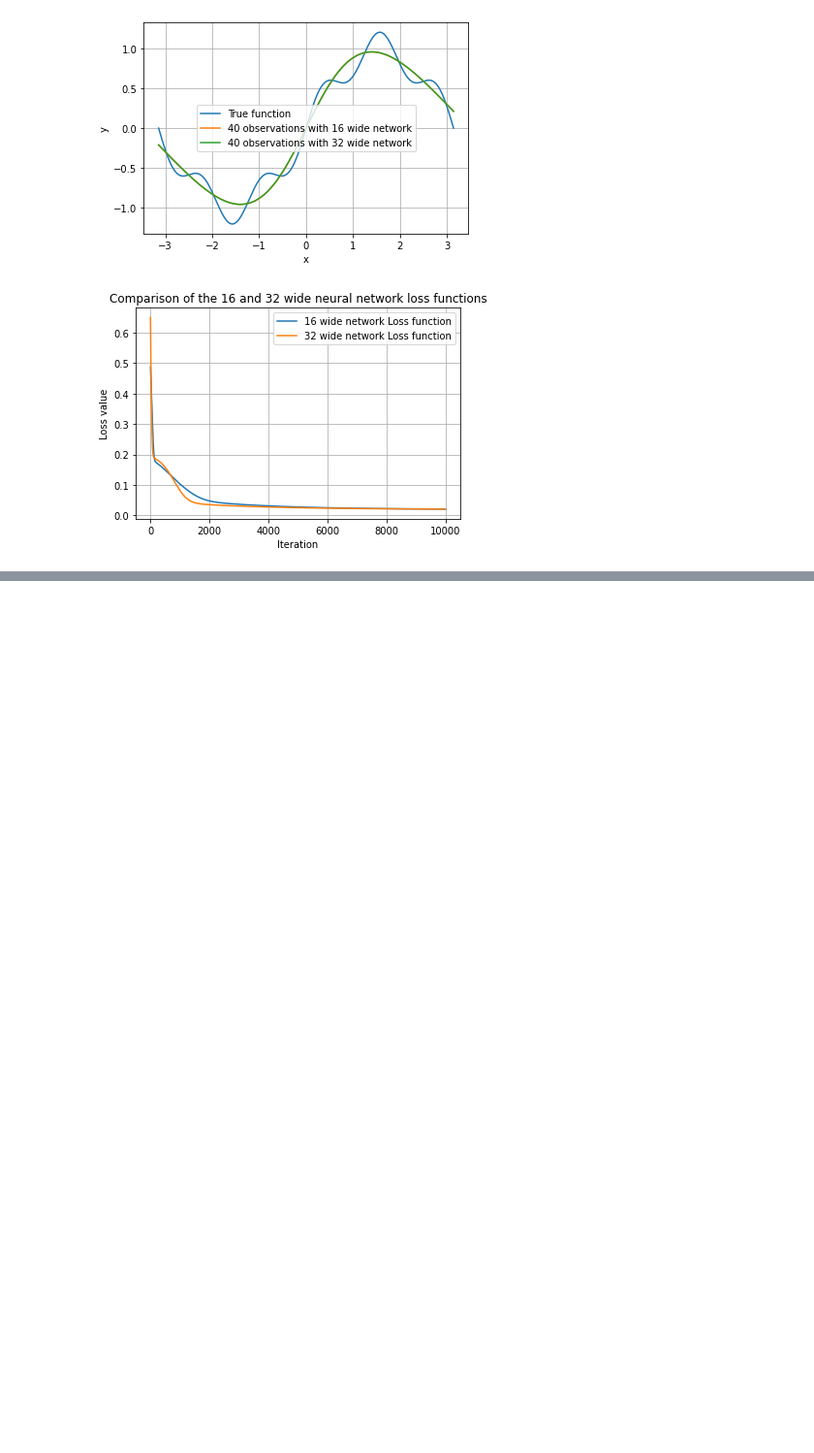
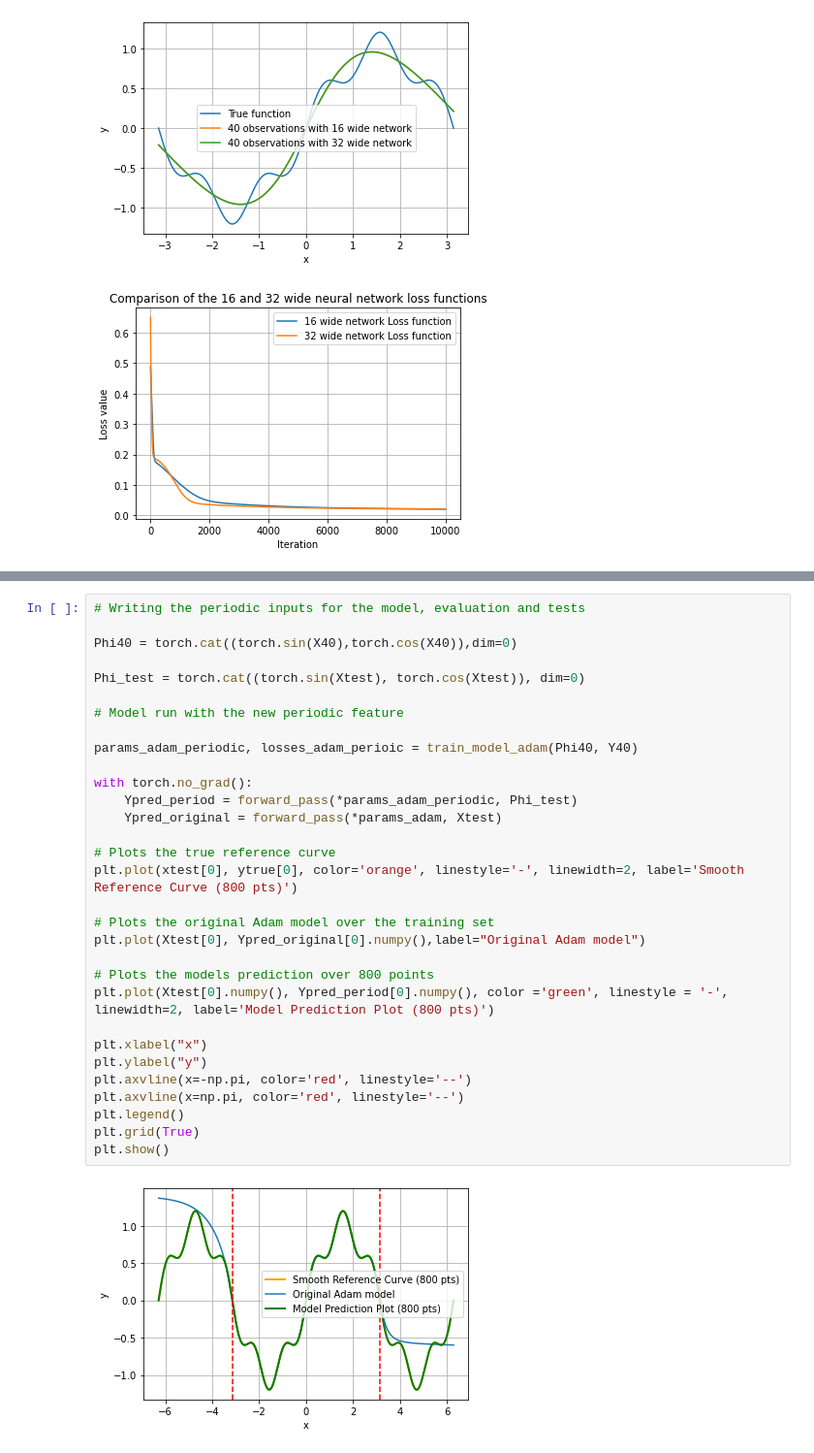
Before and after one commit to nozsurfs/Deep-Learning-Learning, a Jupyter notebook: projects/02_function_approximation_project.ipynb, the cells around one changed output, grey strips where cells are left out. Shown at 97% size. Drawn from its saved outputs; the diff is of its cells as text; blank space fills up the shorter version.

```diff
--- a/projects/02_function_approximation_project.ipynb
+++ b/projects/02_function_approximation_project.ipynb
@@ -715,0 +840,33 @@ With a constant learning rate, $\eta_k=\eta, \forall k$, we hypothesise that the
+# %%
+# Writing the periodic inputs for the model, evaluation and tests
+
+Phi40 = torch.cat((torch.sin(X40),torch.cos(X40)),dim=0)
+
+Phi_test = torch.cat((torch.sin(Xtest), torch.cos(Xtest)), dim=0)
+
+# Model run with the new periodic feature
+
+params_adam_periodic, losses_adam_perioic = train_model_adam(Phi40, Y40)
+
+with torch.no_grad():
+    Ypred_period = forward_pass(*params_adam_periodic, Phi_test)
+    Ypred_original = forward_pass(*params_adam, Xtest)
+
+# Plots the true reference curve
+plt.plot(xtest[0], ytrue[0], color='orange', linestyle='-', linewidth=2, label='Smooth Reference Curve (800 pts)')
+
+# Plots the original Adam model over the training set
+plt.plot(Xtest[0], Ypred_original[0].numpy(),label="Original Adam model")
+
+# Plots the models prediction over 800 points
+plt.plot(Xtest[0].numpy(), Ypred_period[0].numpy(), color ='green', linestyle = '-', linewidth=2, label='Model Prediction Plot (800 pts)')
+
+plt.xlabel("x")
+plt.ylabel("y")
+plt.axvline(x=-np.pi, color='red', linestyle='--')
+plt.axvline(x=np.pi, color='red', linestyle='--')
+plt.legend()
+plt.grid(True)
+plt.show()
+# %% [output]
+[figure, added]
```
Also changed, not shown: parts of 8 cells of this notebook.
